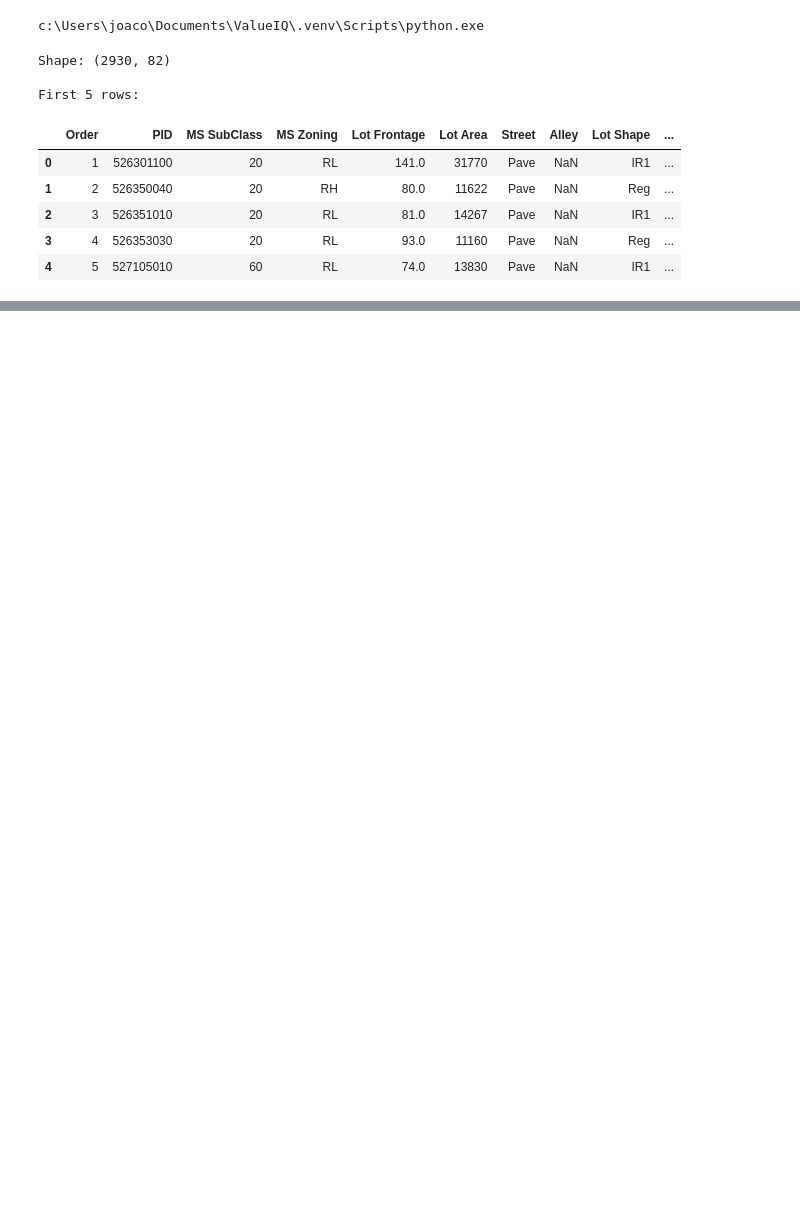
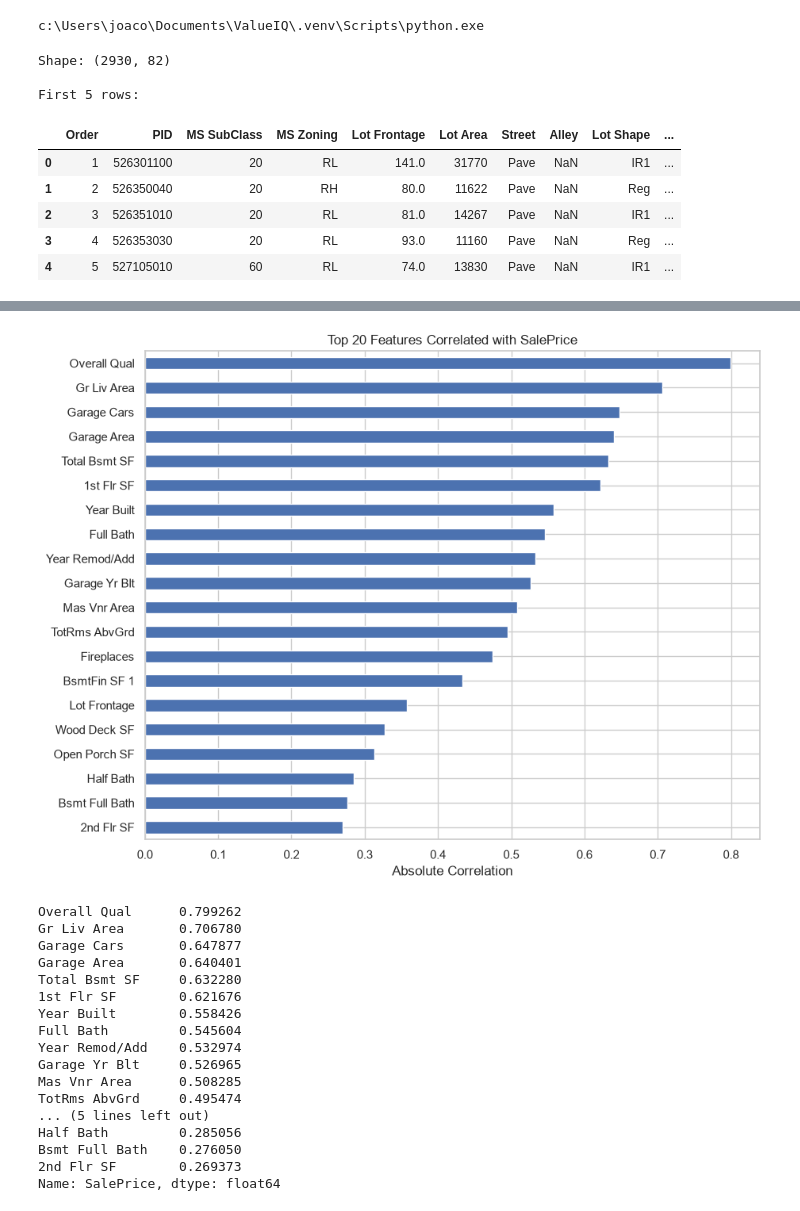
Before and after one commit to Joaco273/ValueIQ, a Jupyter notebook: notebooks/01_eda.ipynb, the cells around one changed output, grey strips where cells are left out. Cells and saved outputs as stored; diff of their text form; code cells hidden in the pictures; blank space fills up the shorter version.

```diff
--- a/notebooks/01_eda.ipynb
+++ b/notebooks/01_eda.ipynb
@@ -30,0 +120,31 @@ First 5 rows:
+# %%
+corr = df.select_dtypes(include='number').corr()['SalePrice'].drop('SalePrice')
+corr_sorted = corr.abs().sort_values(ascending=False)
+
+plt.figure(figsize=(10, 8))
+corr_sorted.head(20).plot(kind='barh')
+plt.title('Top 20 Features Correlated with SalePrice')
+plt.xlabel('Absolute Correlation')
+plt.gca().invert_yaxis()
+plt.show()
+
+print(corr_sorted.head(20))
+# %% [output]
+[figure, added]
+Overall Qual      0.799262
+Gr Liv Area       0.706780
+Garage Cars       0.647877
+Garage Area       0.640401
+Total Bsmt SF     0.632280
+1st Flr SF        0.621676
+Year Built        0.558426
+Full Bath         0.545604
+Year Remod/Add    0.532974
+Garage Yr Blt     0.526965
+Mas Vnr Area      0.508285
+TotRms AbvGrd     0.495474
+... (5 lines left out)
+Half Bath         0.285056
+Bsmt Full Bath    0.276050
+2nd Flr SF        0.269373
+Name: SalePrice, dtype: float64
```
Also changed, not shown: parts of 7 cells of this notebook.
